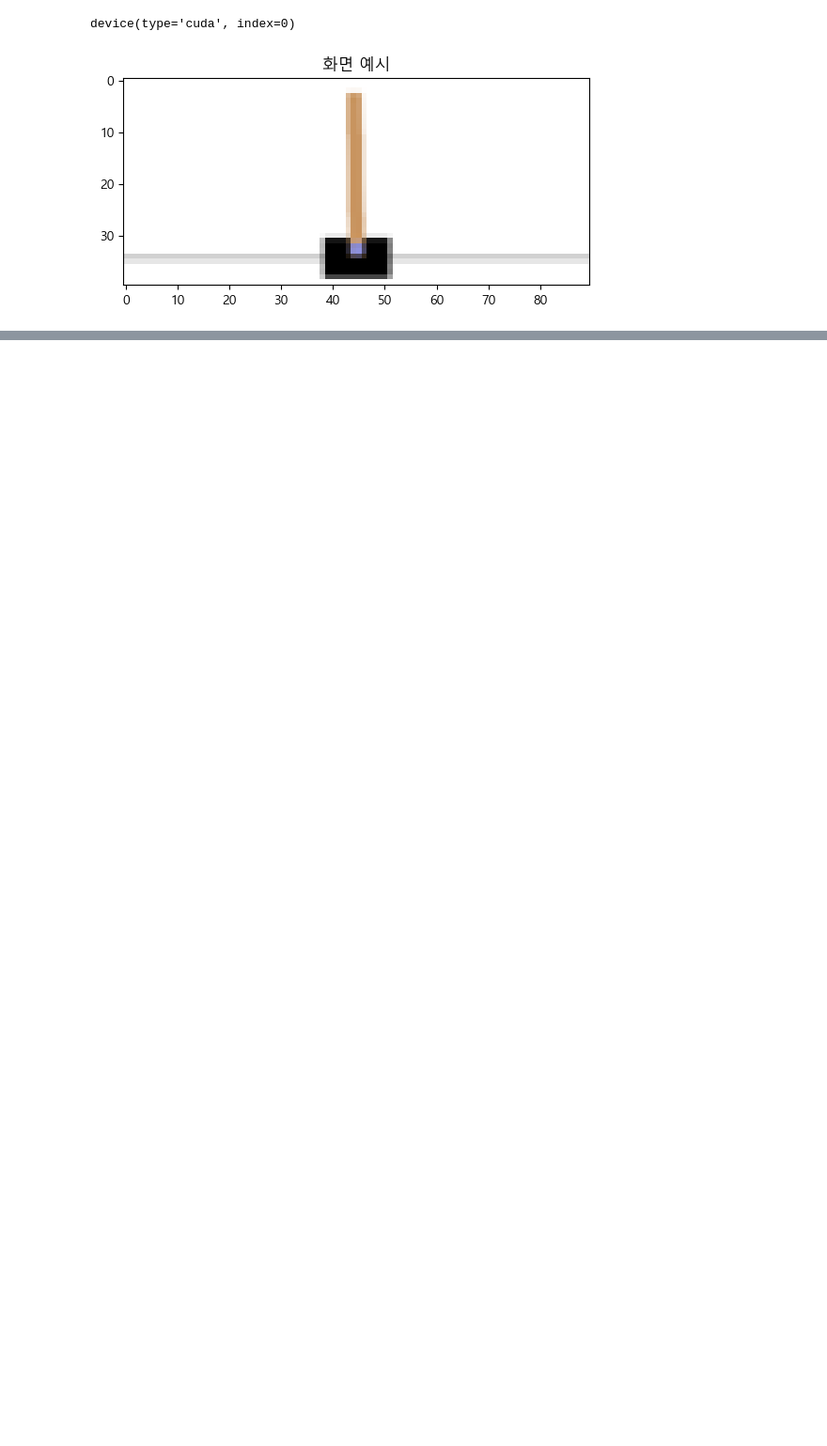
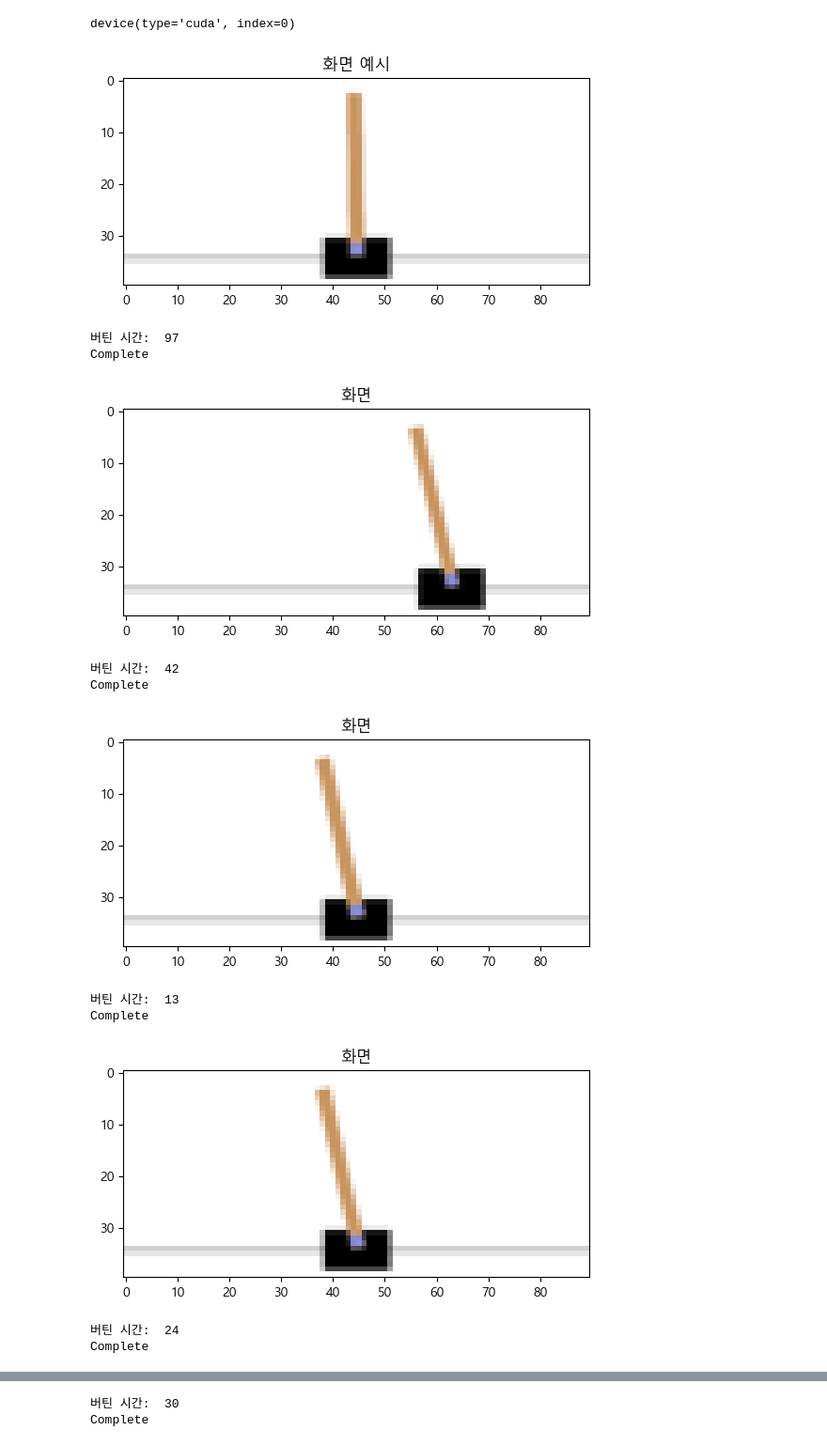
Before and after one commit to freshmea/chungnam_chatbot, a Jupyter notebook: pytorch/torch44.ipynb, the cells around one changed output, grey strips where cells are left out. Shown at 94% size. Cells and saved outputs as stored; diff of their text form; code cells hidden in the pictures; blank space fills up the shorter version.

Commit message:
model train

```diff
--- a/pytorch/torch44.ipynb
+++ b/pytorch/torch44.ipynb
@@ -170,0 +206,56 @@ episode_durations = []
+# %%
+# 8 training
+num_episodes = 50
+
+for i_episode in range(num_episodes):
+    env.reset()
+    last_screen = get_screen()
+    current_screen = get_screen()
+    state = current_screen - last_screen
+
+    for t in count():
+        action = select_action(state)
+        _, reward, done, _, _ = env.step(action.item())
+        reward = torch.tensor([reward], device=device)
+
+        last_screen = current_screen
+        current_screen = get_screen()
+
+        if not done:
+            next_state = current_screen - last_screen
+        else:
+            next_state = None
+
+        memory.push(state, action, next_state, reward)
+        state = next_state
+
+        optimize_model()
+        if done:
+            episode_durations.append(t + 1)
+            print("버틴 시간: ", t)
+            break
+    if i_episode % TARGET_UPDATE == 0:
+        target_net.load_state_dict(policy_net.state_dict())
+
+    print("Complete")
+    plt.figure()
+    plt.imshow(
+        get_screen().cpu().squeeze(0).permute(1, 2, 0).numpy(), interpolation="none"
+    )
+    plt.title("화면")
+    plt.show()
+env.render()
+env.close()
+plt.show()
+# %% [output]
+버틴 시간:  97
+Complete
+[figure, added]
+버틴 시간:  42
+Complete
+[figure, added]
+버틴 시간:  13
+Complete
+[figure, added]
+버틴 시간:  24
+Complete
@@ -170,0 +263,2 @@ episode_durations = []
+버틴 시간:  30
+Complete
```
Also changed, not shown: parts of 2 cells of this notebook, 1 other file.
